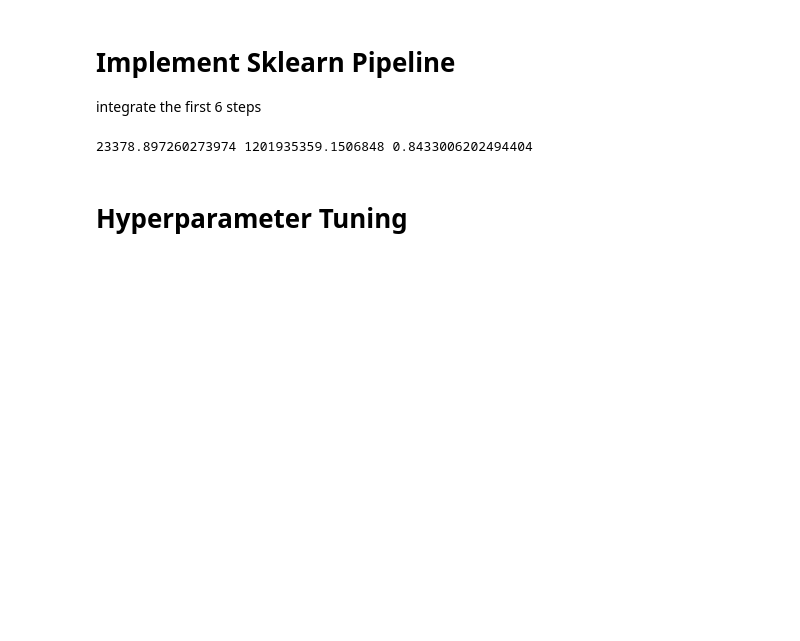
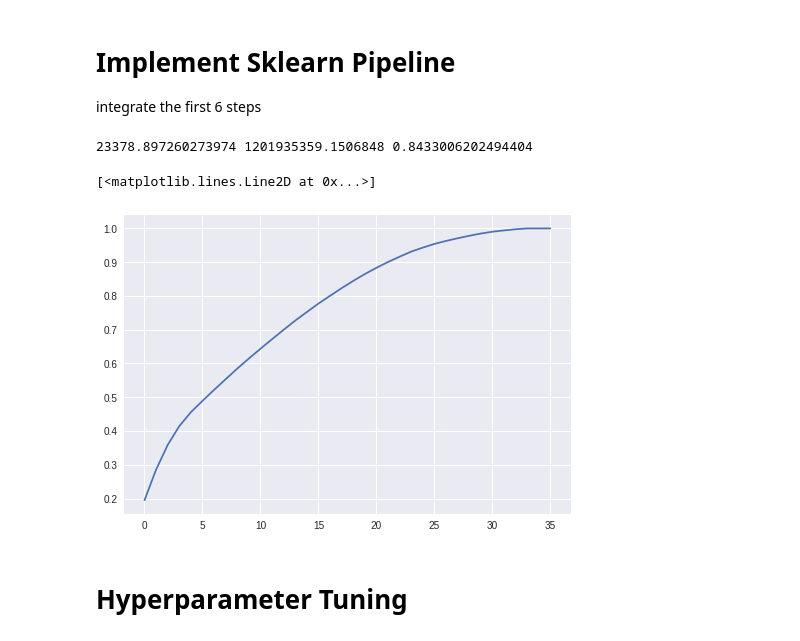
Before and after one commit to edwardelson/financial-model, a Jupyter notebook: tabular_regression_template.ipynb, the cells around one changed output. Cells and saved outputs as stored; diff of their text form; code cells hidden in the pictures; blank space fills up the shorter version.

```diff
--- a/tabular_regression_template.ipynb
+++ b/tabular_regression_template.ipynb
@@ -424,6 +424,13 @@ r2 = r2_score(y_test, y_test_pred)
 print(mae, mse, r2)
 # %% [output]
 23378.897260273974 1201935359.1506848 0.8433006202494404
+# %%
+# Interpret PCA Tree Pipeline
+evr = tree_pipeline[0].named_transformers_["numerical"]["pca"].explained_variance_ratio_
+plt.plot(evr.cumsum())
+# %% [output]
+[<matplotlib.lines.Line2D at 0x...>]
+[figure, added]
 # %% [markdown]
 # Hyperparameter Tuning
 # %%
```
